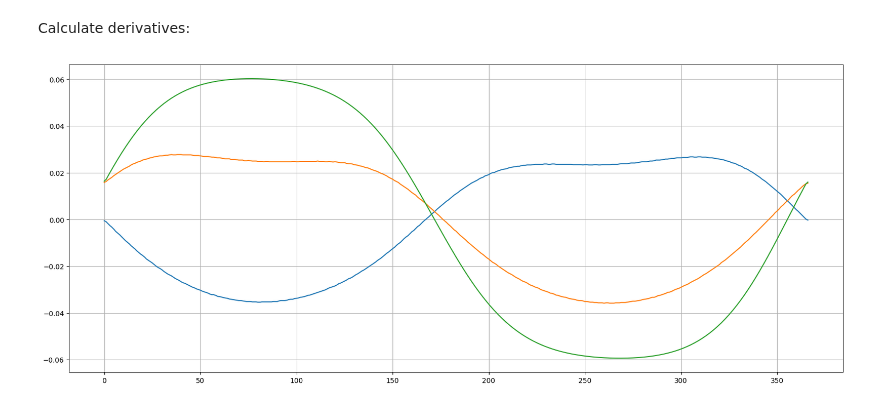
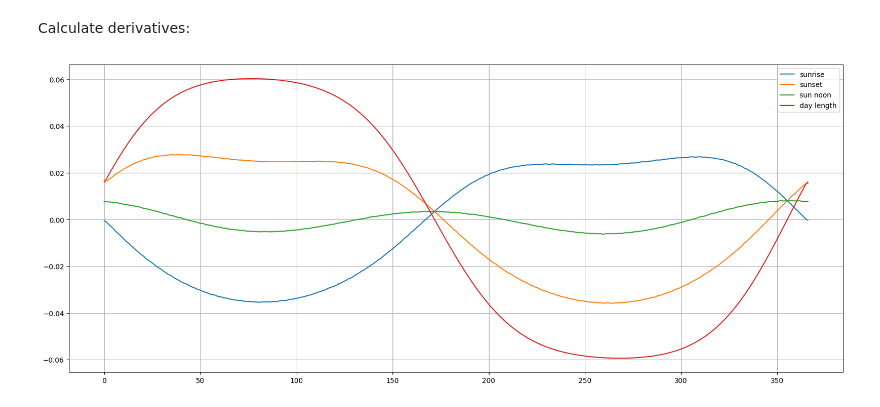
Before and after one commit to vcerchez/sunrise-equation, a Jupyter notebook: sunrise_equation.ipynb, the cells around one changed output. Drawn from its saved outputs; the diff is of its cells as text; code cells hidden in the pictures.

Commit message:
Update notebook:
- legends on the plots
- suggest coordinates of the points near the arctic circle, tropic
  circle and equator to investigate the behaviour of the phase shift
with the lattitude.

```diff
--- a/sunrise_equation.ipynb
+++ b/sunrise_equation.ipynb
@@ -220,14 +224,16 @@ Calculate derivatives:
 # %%
 fig, ax = plt.subplots(figsize=(20, 8))
 
-ax.plot(np.gradient(data_no_dts["ts_rise"].dt.hour + data_no_dts["ts_rise"].dt.minute/60 + data_no_dts["ts_rise"].dt.second/3600, data_no_dts.index))
-ax.plot(np.gradient(data_no_dts["ts_set"].dt.hour + data_no_dts["ts_set"].dt.minute/60 + data_no_dts["ts_set"].dt.second/3600, data_no_dts.index))
-ax.plot(np.gradient(data_no_dts["day_length"], data_no_dts.index))
+ax.plot(np.gradient(data_no_dts["ts_rise"].dt.hour + data_no_dts["ts_rise"].dt.minute/60 + data_no_dts["ts_rise"].dt.second/3600, data_no_dts.index), label="sunrise")
+ax.plot(np.gradient(data_no_dts["ts_set"].dt.hour + data_no_dts["ts_set"].dt.minute/60 + data_no_dts["ts_set"].dt.second/3600, data_no_dts.index), label="sunset")
+ax.plot(np.gradient(data_no_dts["ts_transit"].dt.hour + data_no_dts["ts_transit"].dt.minute/60 + data_no_dts["ts_transit"].dt.second/3600, data_no_dts.index), label="sun noon")
+ax.plot(np.gradient(data_no_dts["day_length"], data_no_dts.index), label="day length")
 
 ax.grid()
+ax.legend()
 # ax.set_xlim(160, 180)
 # ax.set_xlim(50, 150); ax.set_ylim(0.022, 0.028)
 
 plt.show()
 # %% [output]
-[figure, old version]
+[figure, new version]
```
Also changed, not shown: parts of 2 cells of this notebook.
